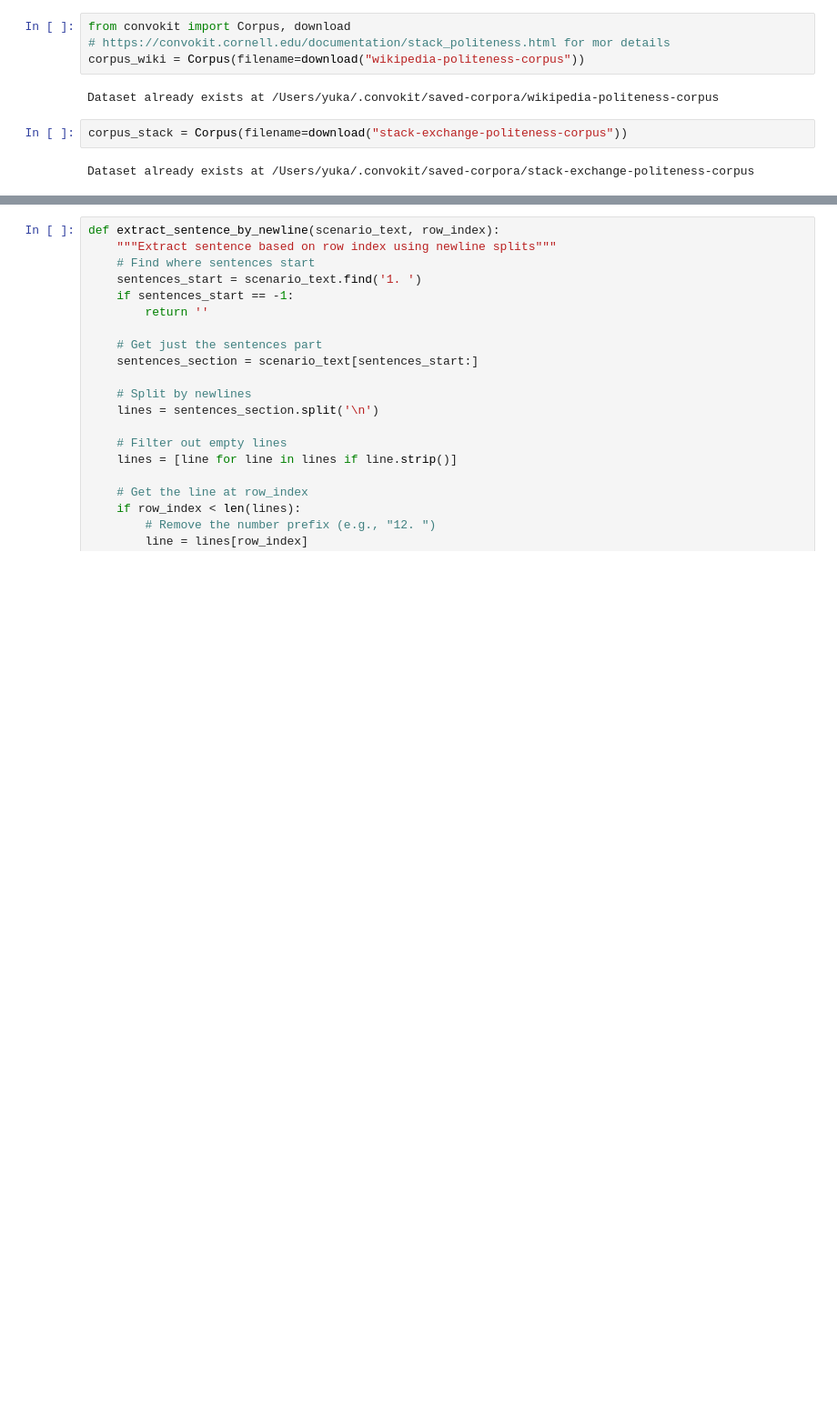
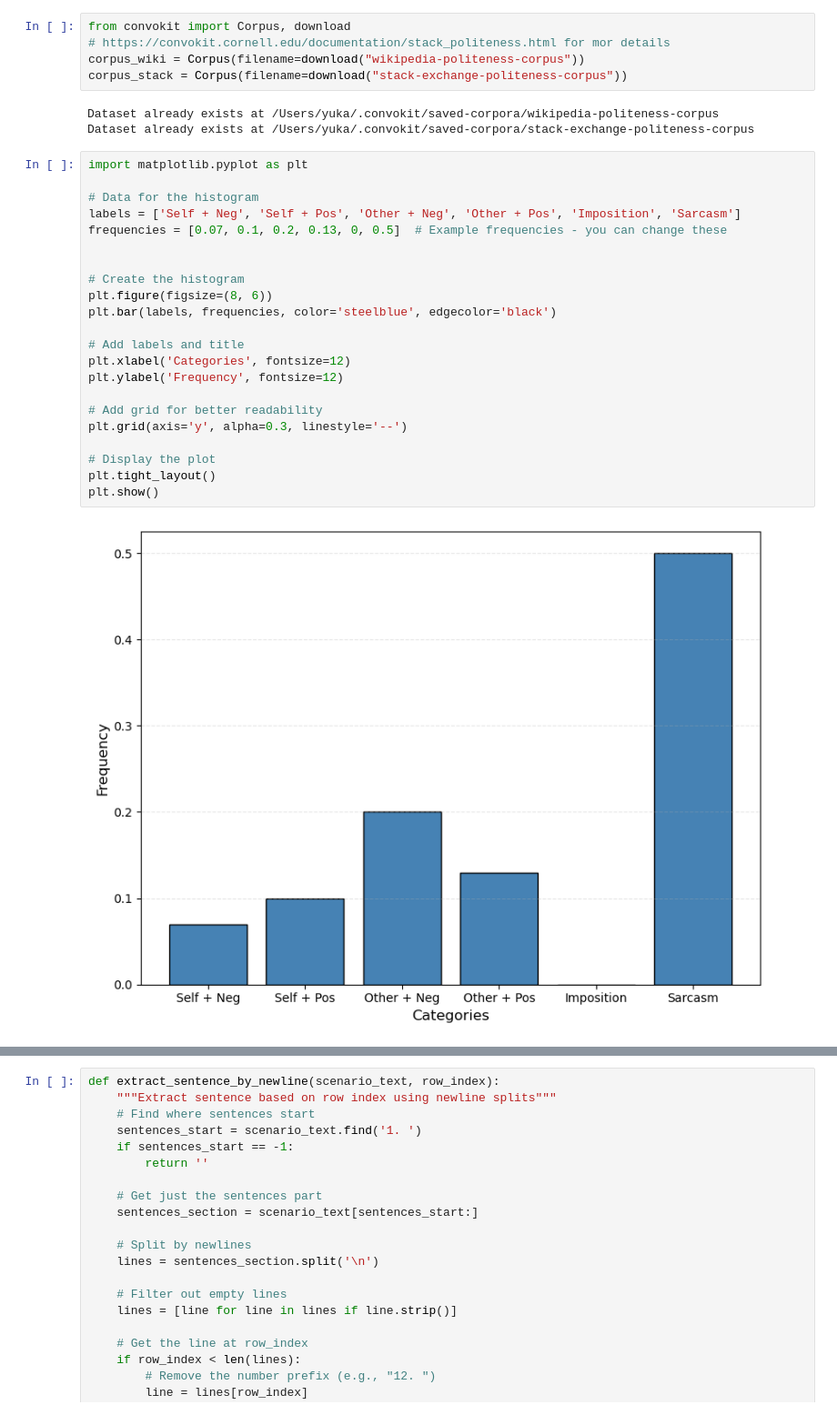
Before and after one commit to yukam997/comparingCulturesPolitenessLLM, a Jupyter notebook: convoKit/convoKitCorpus.ipynb, the cells around one changed output, grey strips where cells are left out. Shown at 91% size. Drawn from its saved outputs; the diff is of its cells as text; blank space fills up the shorter version.

```diff
--- a/convoKit/convoKitCorpus.ipynb
+++ b/convoKit/convoKitCorpus.ipynb
@@ -2,9 +5,31 @@
 from convokit import Corpus, download
 # https://convokit.cornell.edu/documentation/stack_politeness.html for mor details
 corpus_wiki = Corpus(filename=download("wikipedia-politeness-corpus"))
+corpus_stack = Corpus(filename=download("stack-exchange-politeness-corpus"))
 # %% [output]
 Dataset already exists at /Users/yuka/.convokit/saved-corpora/wikipedia-politeness-corpus
+Dataset already exists at /Users/yuka/.convokit/saved-corpora/stack-exchange-politeness-corpus
-# %%
-corpus_stack = Corpus(filename=download("stack-exchange-politeness-corpus"))
-# %% [output]
-Dataset already exists at /Users/yuka/.convokit/saved-corpora/stack-exchange-politeness-corpus
+# %%
+import matplotlib.pyplot as plt
+
+# Data for the histogram
+labels = ['Self + Neg', 'Self + Pos', 'Other + Neg', 'Other + Pos', 'Imposition', 'Sarcasm']
+frequencies = [0.07, 0.1, 0.2, 0.13, 0, 0.5]  # Example frequencies - you can change these
+
+
+# Create the histogram
+plt.figure(figsize=(8, 6))
+plt.bar(labels, frequencies, color='steelblue', edgecolor='black')
+
+# Add labels and title
+plt.xlabel('Categories', fontsize=12)
+plt.ylabel('Frequency', fontsize=12)
+
+# Add grid for better readability
+plt.grid(axis='y', alpha=0.3, linestyle='--')
+
+# Display the plot
+plt.tight_layout()
+plt.show()
+# %% [output]
+[figure, added]
```
Also changed, not shown: parts of 24 cells of this notebook, 2 other files.
